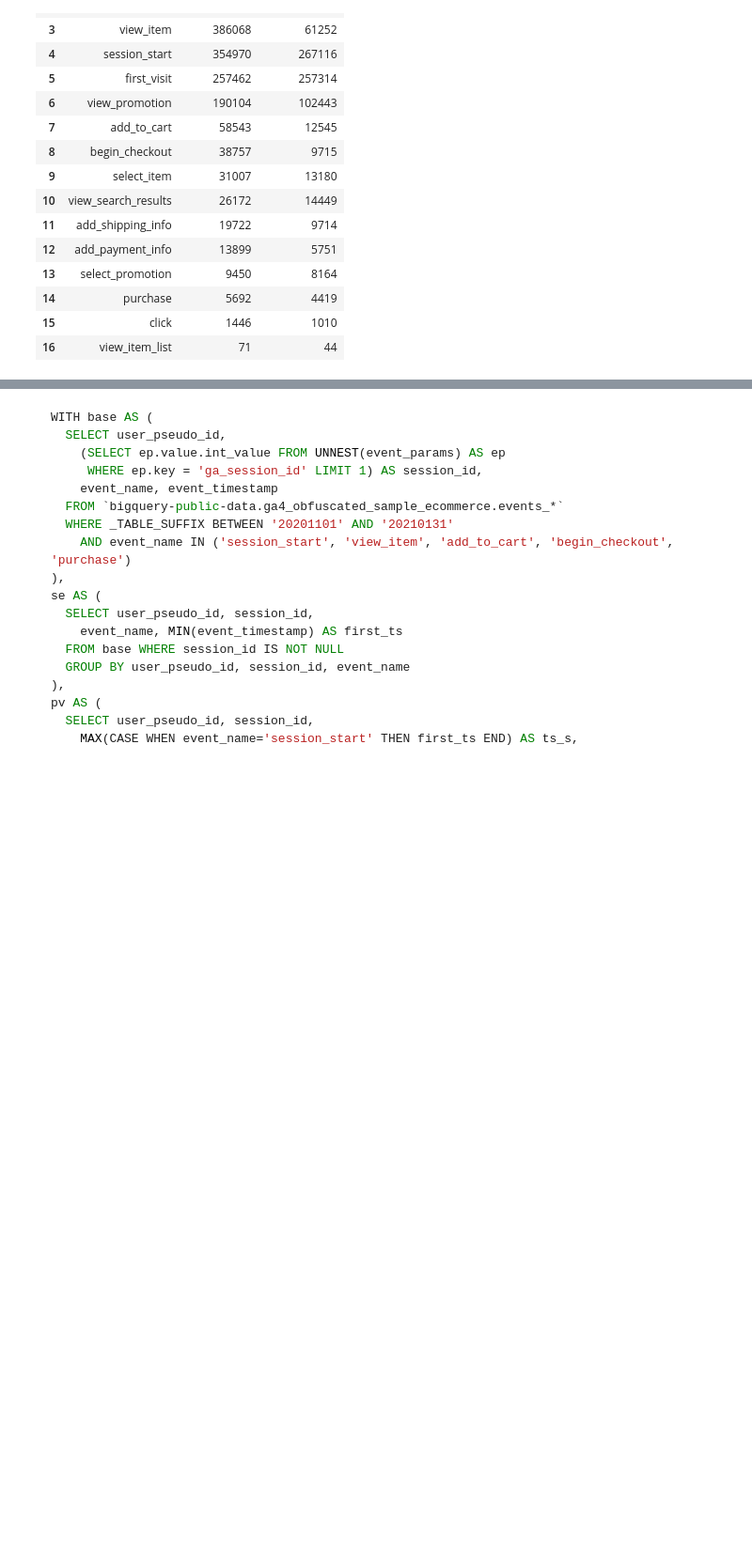
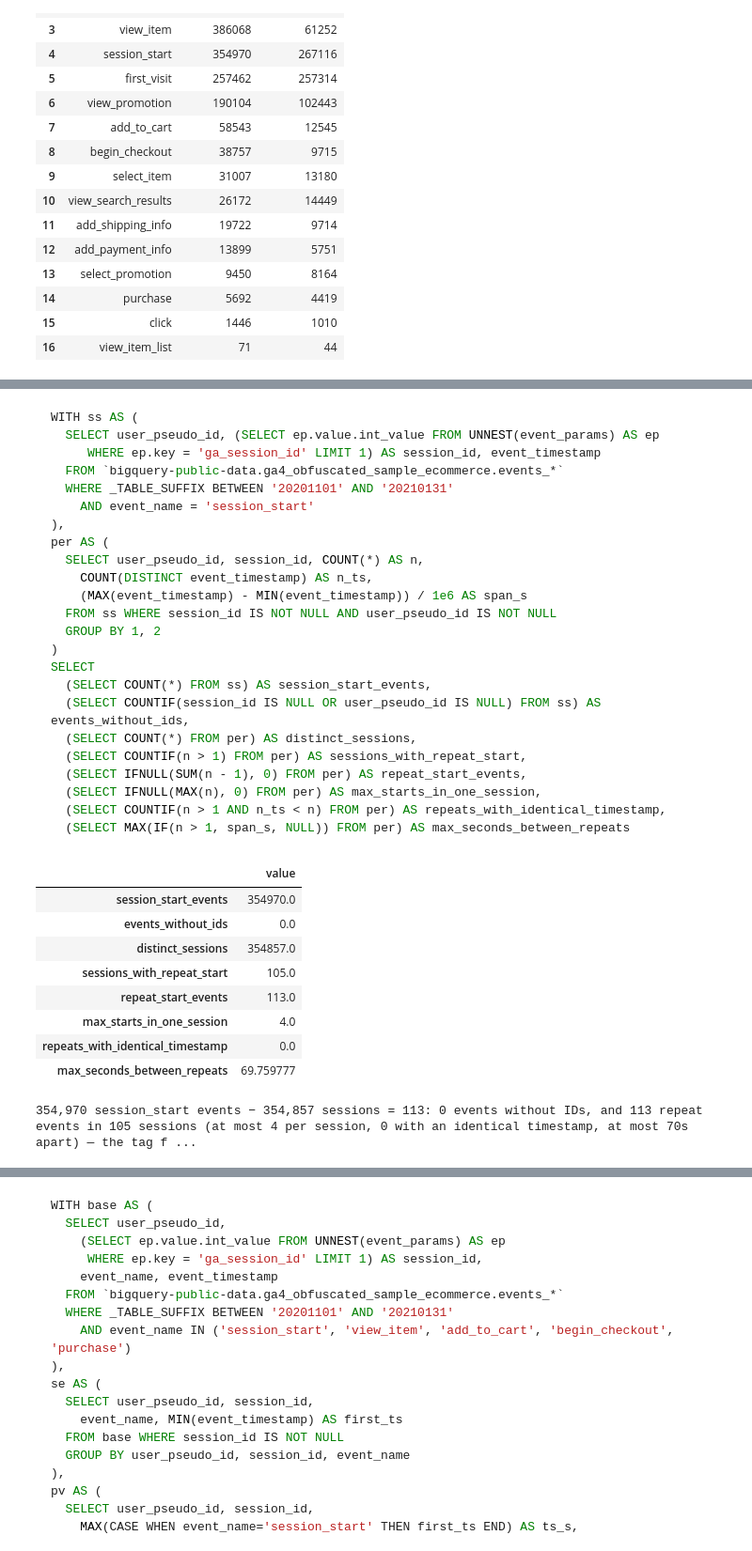
Before and after one commit to guiarpi/ga4-product-analytics, a Jupyter notebook: ga4_funnel_analysis.ipynb, the cells around one changed output, grey strips where cells are left out. Shown at 94% size. Cells and saved outputs as stored; diff of their text form; code cells hidden in the pictures; blank space fills up the shorter version.

````diff
--- a/ga4_funnel_analysis.ipynb
+++ b/ga4_funnel_analysis.ipynb
@@ -139 +317,48 @@ Events in window 20201101–20210131:
+# %%
+# ── Section 2.2: session_start events vs funnel sessions (BigQuery) ──────────
+gap = run_sql(queries.session_start_check_sql(*WINDOW)).iloc[0]
+display(gap.to_frame("value"))
+_diff = int(gap["session_start_events"] - gap["distinct_sessions"])
+print(f"{int(gap['session_start_events']):,} session_start events − {int(gap['distinct_sessions']):,} sessions = {_diff:,}: "
+      f"{int(gap['events_without_ids']):,} events without IDs, and {int(gap['repeat_start_events']):,} repeat events in "
+      f"{int(gap['sessions_with_repeat_start']):,} sessions (at most {int(gap['max_starts_in_one_session'])} per session, "
+      f"{int(gap['repeats_with_identical_timestamp'])} with an identical timestamp, at most "
+      f"{gap['max_seconds_between_repeats']:.0f}s apart) — most likely the tag firing more than once, not extra visits.")
+assert _diff == int(gap["events_without_ids"]) + int(gap["repeat_start_events"]), "gap not fully explained"
+# %% [output]
+```sql
+WITH ss AS (
+  SELECT user_pseudo_id, (SELECT ep.value.int_value FROM UNNEST(event_params) AS ep
+     WHERE ep.key = 'ga_session_id' LIMIT 1) AS session_id, event_timestamp
+  FROM `bigquery-public-data.ga4_obfuscated_sample_ecommerce.events_*`
+  WHERE _TABLE_SUFFIX BETWEEN '20201101' AND '20210131'
+    AND event_name = 'session_start'
+),
+per AS (
+  SELECT user_pseudo_id, session_id, COUNT(*) AS n,
+    COUNT(DISTINCT event_timestamp) AS n_ts,
+    (MAX(event_timestamp) - MIN(event_timestamp)) / 1e6 AS span_s
+  FROM ss WHERE session_id IS NOT NULL AND user_pseudo_id IS NOT NULL
+  GROUP BY 1, 2
+)
+SELECT
+  (SELECT COUNT(*) FROM ss) AS session_start_events,
+  (SELECT COUNTIF(session_id IS NULL OR user_pseudo_id IS NULL) FROM ss) AS events_without_ids,
+  (SELECT COUNT(*) FROM per) AS distinct_sessions,
+  (SELECT COUNTIF(n > 1) FROM per) AS sessions_with_repeat_start,
+  (SELECT IFNULL(SUM(n - 1), 0) FROM per) AS repeat_start_events,
+  (SELECT IFNULL(MAX(n), 0) FROM per) AS max_starts_in_one_session,
+  (SELECT COUNTIF(n > 1 AND n_ts < n) FROM per) AS repeats_with_identical_timestamp,
+  (SELECT MAX(IF(n > 1, span_s, NULL)) FROM per) AS max_seconds_between_repeats
+```
+|  | value |
+| session_start_events | 354970.0 |
+| events_without_ids | 0.0 |
+| distinct_sessions | 354857.0 |
+| sessions_with_repeat_start | 105.0 |
+| repeat_start_events | 113.0 |
+| max_starts_in_one_session | 4.0 |
+| repeats_with_identical_timestamp | 0.0 |
+| max_seconds_between_repeats | 69.759777 |
+354,970 session_start events − 354,857 sessions = 113: 0 events without IDs, and 113 repeat events in 105 sessions (at most 4 per session, 0 with an identical timestamp, at most 70s apart) — the tag f ...
 # %% [markdown]
````
Also changed, not shown: parts of 69 cells of this notebook, 1 other file.
